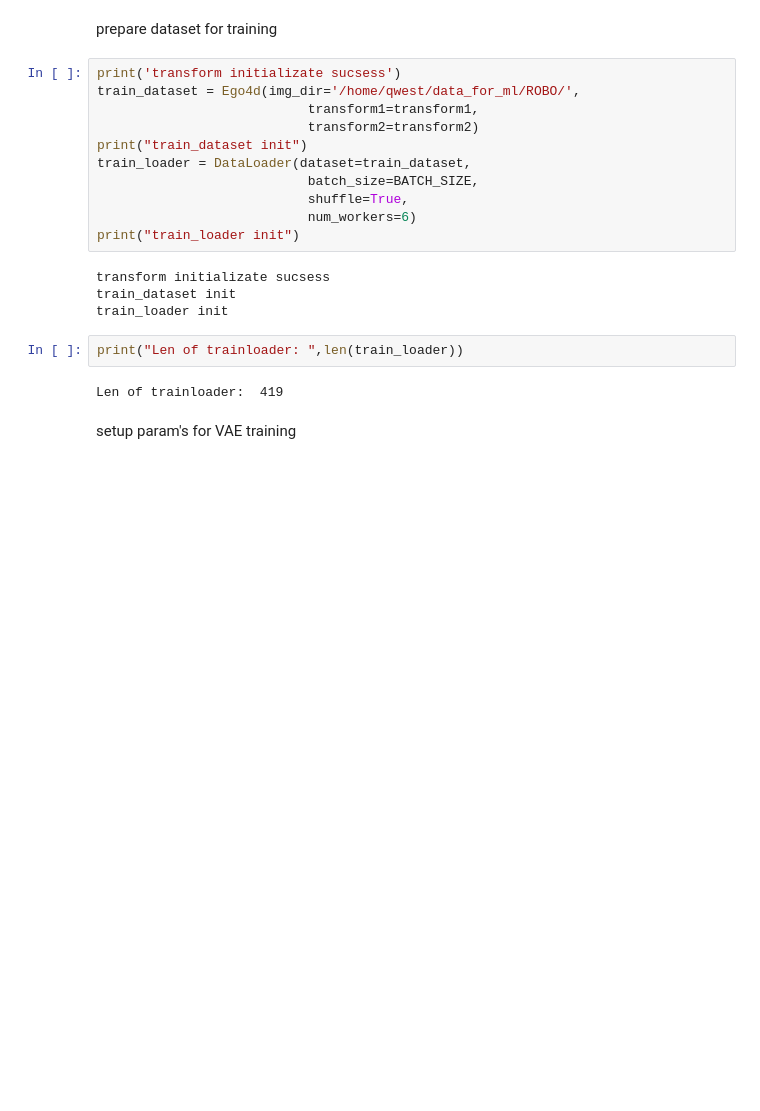
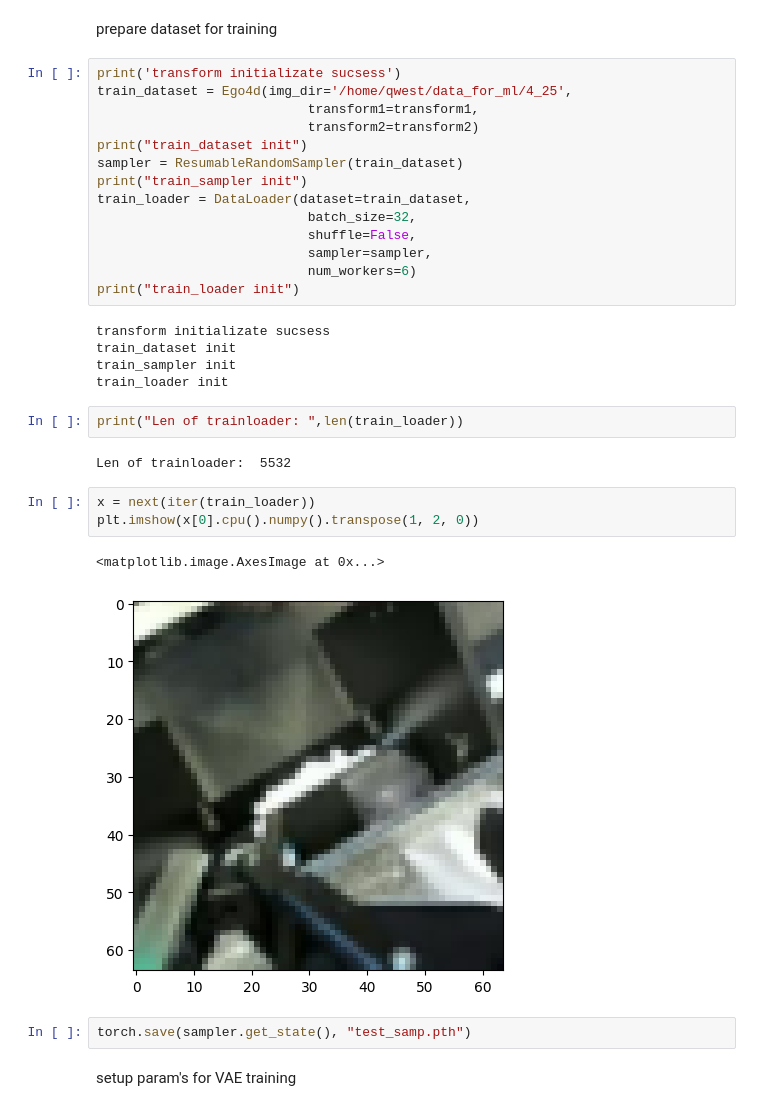
Before and after one commit to Qwest1204/reinforsment_learning, a Jupyter notebook: VAE/VAE.ipynb, the cells around one changed output. Saved outputs shown, nothing was run; the diff lists cells and outputs as text; blank space fills up the shorter version.

```diff
--- a/VAE/VAE.ipynb
+++ b/VAE/VAE.ipynb
@@ -20,23 +18,35 @@ device cuda is ready
 prepare dataset for training
 # %%
 print('transform initializate sucsess')
-train_dataset = Ego4d(img_dir='/home/qwest/data_for_ml/ROBO/',
+train_dataset = Ego4d(img_dir='/home/qwest/data_for_ml/4_25',
                            transform1=transform1,
                            transform2=transform2)
 print("train_dataset init")
+sampler = ResumableRandomSampler(train_dataset)
+print("train_sampler init")
 train_loader = DataLoader(dataset=train_dataset,
-                           batch_size=BATCH_SIZE,
-                           shuffle=True,
+                           batch_size=32,
+                           shuffle=False,
+                           sampler=sampler,
                            num_workers=6)
 print("train_loader init")
 # %% [output]
 transform initializate sucsess
 train_dataset init
+train_sampler init
 train_loader init
 # %%
 print("Len of trainloader: ",len(train_loader))
 # %% [output]
-Len of trainloader:  419
+Len of trainloader:  5532
+# %%
+x = next(iter(train_loader))
+plt.imshow(x[0].cpu().numpy().transpose(1, 2, 0))
+# %% [output]
+<matplotlib.image.AxesImage at 0x...>
+[figure, added]
+# %%
+torch.save(sampler.get_state(), "test_samp.pth")
 # %% [markdown]
 setup param's for VAE training
 # %%
```
Also changed, not shown: parts of 7 cells of this notebook, 4 other files.
